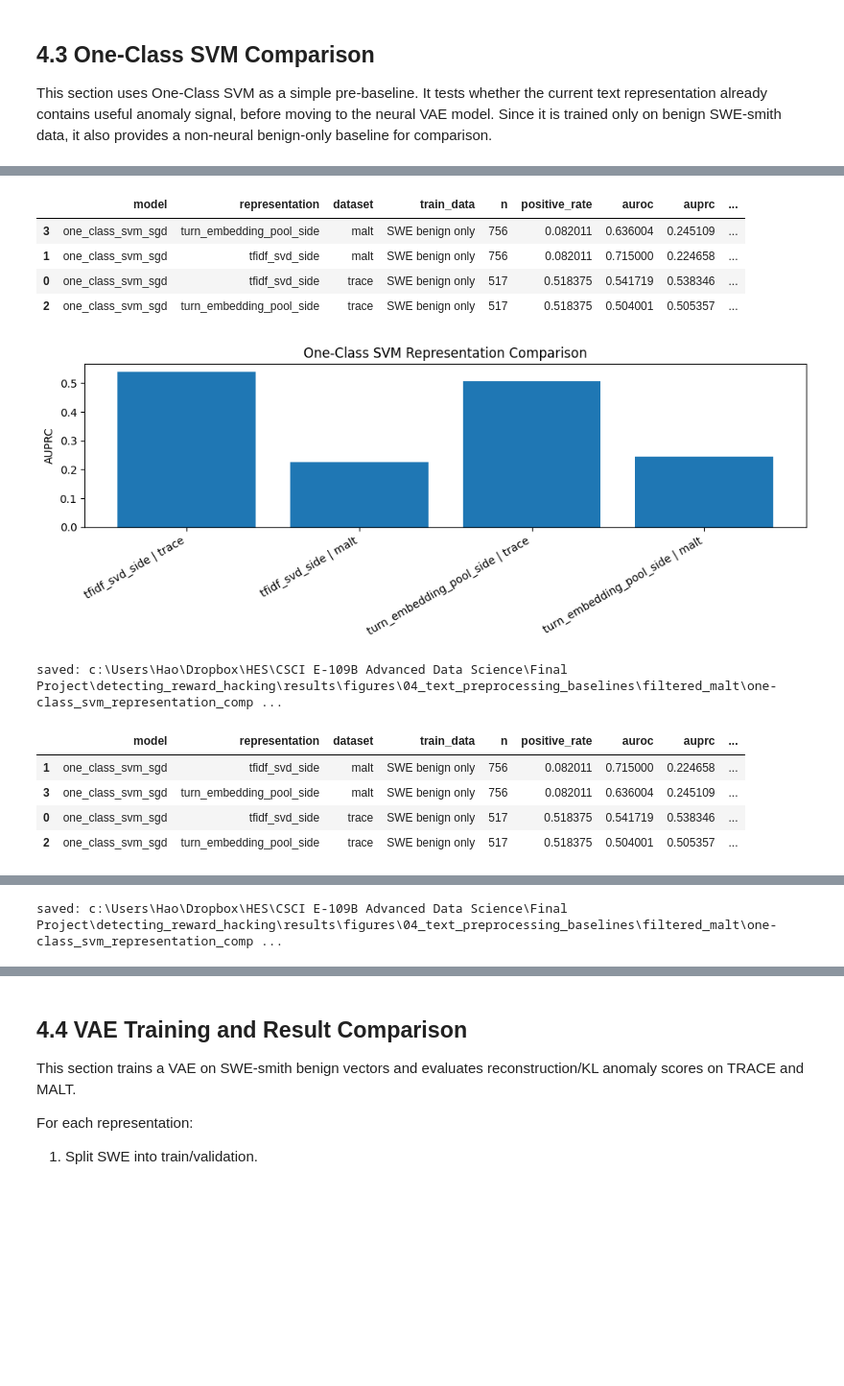
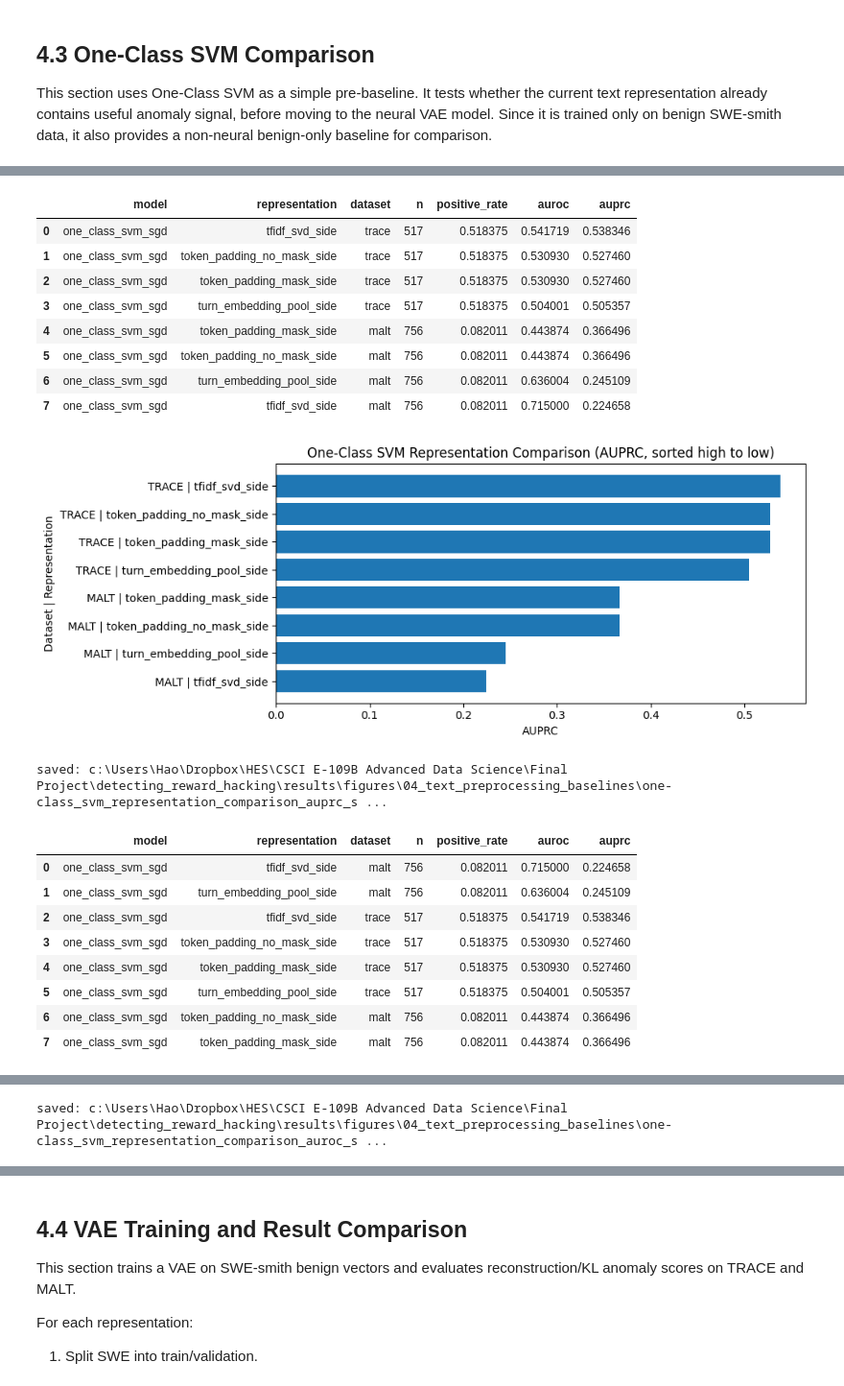
Before and after one commit to ostasovskyi/detecting_reward_hacking, a Jupyter notebook: notebooks/04_text_preprocessing_baseline_models.ipynb, the cells around one changed output, grey strips where cells are left out. Shown at 96% size. Drawn from its saved outputs; the diff is of its cells as text; code cells hidden in the pictures; blank space fills up the shorter version.

```diff
--- a/notebooks/04_text_preprocessing_baseline_models.ipynb
+++ b/notebooks/04_text_preprocessing_baseline_models.ipynb
@@ -700,13 +953,28 @@ def run_oneclass_svm(name, X_swe, X_trace, X_malt):
 
 svm_tfidf_model, svm_tfidf_results = run_oneclass_svm("tfidf_svd_side", X_swe_tfidf, X_trace_tfidf, X_malt_tfidf)
 
+svm_result_frames = [svm_tfidf_results]
+
 if RUN_TURN_EMBEDDING_REPRESENTATION and X_swe_embed is not None:
     svm_embed_model, svm_embed_results = run_oneclass_svm("turn_embedding_pool_side", X_swe_embed, X_trace_embed, X_malt_embed)
-    svm_results = pd.concat([svm_tfidf_results, svm_embed_results], ignore_index=True)
+    svm_result_frames.append(svm_embed_results)
 else:
     svm_embed_model = None
     svm_embed_results = pd.DataFrame()
-    svm_results = svm_tfidf_results.copy()
+
+# Include token-padding SVM rows from Section 4.3 so the SVM comparison shows all three representation families.
+if "token_svm_results" in globals() and isinstance(token_svm_results, pd.DataFrame) and not token_svm_results.empty:
+    svm_result_frames.append(token_svm_results)
+
+svm_results = (
+    pd.concat(svm_result_frames, ignore_index=True)
+    .drop_duplicates(["model", "representation", "dataset"], keep="last")
+    .sort_values(["dataset", "auprc"], ascending=[True, False])
+    .reset_index(drop=True)
+)
+
+safe_to_csv(svm_results, RESULT_DIR / "svm_results.csv", index=False)
+safe_to_csv(svm_results, TABLE_DIR / "svm_results.csv", index=False)
 
 svm_results
 # %% [output]
@@ -718,33 +990,45 @@ svm_results
 # %%
 def plot_metric_table(results, title, metric="auprc"):
-    display(results.sort_values(["dataset", metric], ascending=[True, False]))
+    plot_df = results.copy()
+    plot_df = plot_df.sort_values(metric, ascending=False).reset_index(drop=True)
+    plot_df["label"] = plot_df["dataset"].str.upper() + " | " + plot_df["representation"]
 
-    plot_df = results.copy()
-    plot_df["label"] = plot_df["representation"] + " | " + plot_df["dataset"]
-    plt.figure(figsize=(10, 4))
-    plt.bar(plot_df["label"], plot_df[metric])
-    plt.xticks(rotation=30, ha="right")
-    plt.ylabel(metric.upper())
-    plt.title(title)
+    display(plot_df[["model", "representation", "dataset", "n", "positive_rate", "auroc", "auprc"]])
+
+    height = max(4, 0.45 * len(plot_df))
+    plt.figure(figsize=(10, height))
+    plt.barh(plot_df["label"], plot_df[metric])
+    plt.gca().invert_yaxis()
+    plt.xlabel(metric.upper())
+    plt.ylabel("Dataset | Representation")
+    plt.title(title + f" ({metric.upper()}, sorted high to low)")
     plt.tight_layout()
-    out_path = FIG_DIR / f"{title.lower().replace(' ', '_')}_{metric}.png"
+    out_path = FIG_DIR / f"{title.lower().replace(' ', '_')}_{metric}_sorted.png"
     plt.savefig(out_path, dpi=300, bbox_inches="tight")
     plt.show()
     print("saved:", out_path)
 
 
 plot_metric_table(svm_results, "One-Class SVM Representation Comparison", metric="auprc")
 plot_metric_table(svm_results, "One-Class SVM Representation Comparison", metric="auroc")
 # %% [output]
-|  | model | representation | dataset | train_data | n | positive_rate | auroc | auprc | ... |
-| 3 | one_class_svm_sgd | turn_embedding_pool_side | malt | SWE benign only | 756 | 0.082011 | 0.636004 | 0.245109 | ... |
-| 1 | one_class_svm_sgd | tfidf_svd_side | malt | SWE benign only | 756 | 0.082011 | 0.715000 | 0.224658 | ... |
-| 0 | one_class_svm_sgd | tfidf_svd_side | trace | SWE benign only | 517 | 0.518375 | 0.541719 | 0.538346 | ... |
-| 2 | one_class_svm_sgd | turn_embedding_pool_side | trace | SWE benign only | 517 | 0.518375 | 0.504001 | 0.505357 | ... |
+|  | model | representation | dataset | n | positive_rate | auroc | auprc |
+| 0 | one_class_svm_sgd | tfidf_svd_side | trace | 517 | 0.518375 | 0.541719 | 0.538346 |
+| 1 | one_class_svm_sgd | token_padding_no_mask_side | trace | 517 | 0.518375 | 0.530930 | 0.527460 |
+| 2 | one_class_svm_sgd | token_padding_mask_side | trace | 517 | 0.518375 | 0.530930 | 0.527460 |
+| 3 | one_class_svm_sgd | turn_embedding_pool_side | trace | 517 | 0.518375 | 0.504001 | 0.505357 |
+| 4 | one_class_svm_sgd | token_padding_mask_side | malt | 756 | 0.082011 | 0.443874 | 0.366496 |
+| 5 | one_class_svm_sgd | token_padding_no_mask_side | malt | 756 | 0.082011 | 0.443874 | 0.366496 |
+| 6 | one_class_svm_sgd | turn_embedding_pool_side | malt | 756 | 0.082011 | 0.636004 | 0.245109 |
+| 7 | one_class_svm_sgd | tfidf_svd_side | malt | 756 | 0.082011 | 0.715000 | 0.224658 |
-[figure, old version]
+[figure, new version]
-saved: c:\Users\Hao\Dropbox\HES\CSCI E-109B Advanced Data Science\Final Project\detecting_reward_hacking\results\figures\04_text_preprocessing_baselines\filtered_malt\one-class_svm_representation_comp ...
+saved: c:\Users\Hao\Dropbox\HES\CSCI E-109B Advanced Data Science\Final Project\detecting_reward_hacking\results\figures\04_text_preprocessing_baselines\one-class_svm_representation_comparison_auprc_s ...
-|  | model | representation | dataset | train_data | n | positive_rate | auroc | auprc | ... |
-| 1 | one_class_svm_sgd | tfidf_svd_side | malt | SWE benign only | 756 | 0.082011 | 0.715000 | 0.224658 | ... |
-| 3 | one_class_svm_sgd | turn_embedding_pool_side | malt | SWE benign only | 756 | 0.082011 | 0.636004 | 0.245109 | ... |
-| 0 | one_class_svm_sgd | tfidf_svd_side | trace | SWE benign only | 517 | 0.518375 | 0.541719 | 0.538346 | ... |
-| 2 | one_class_svm_sgd | turn_embedding_pool_side | trace | SWE benign only | 517 | 0.518375 | 0.504001 | 0.505357 | ... |
+|  | model | representation | dataset | n | positive_rate | auroc | auprc |
+| 0 | one_class_svm_sgd | tfidf_svd_side | malt | 756 | 0.082011 | 0.715000 | 0.224658 |
+| 1 | one_class_svm_sgd | turn_embedding_pool_side | malt | 756 | 0.082011 | 0.636004 | 0.245109 |
+| 2 | one_class_svm_sgd | tfidf_svd_side | trace | 517 | 0.518375 | 0.541719 | 0.538346 |
+| 3 | one_class_svm_sgd | token_padding_no_mask_side | trace | 517 | 0.518375 | 0.530930 | 0.527460 |
+| 4 | one_class_svm_sgd | token_padding_mask_side | trace | 517 | 0.518375 | 0.530930 | 0.527460 |
+| 5 | one_class_svm_sgd | turn_embedding_pool_side | trace | 517 | 0.518375 | 0.504001 | 0.505357 |
+| 6 | one_class_svm_sgd | token_padding_no_mask_side | malt | 756 | 0.082011 | 0.443874 | 0.366496 |
+| 7 | one_class_svm_sgd | token_padding_mask_side | malt | 756 | 0.082011 | 0.443874 | 0.366496 |
@@ -752,4 +1036,4 @@ saved: c:\Users\Hao\Dropbox\HES\CSCI E-109B Advanced Data Science\Final Project\
-saved: c:\Users\Hao\Dropbox\HES\CSCI E-109B Advanced Data Science\Final Project\detecting_reward_hacking\results\figures\04_text_preprocessing_baselines\filtered_malt\one-class_svm_representation_comp ...
+saved: c:\Users\Hao\Dropbox\HES\CSCI E-109B Advanced Data Science\Final Project\detecting_reward_hacking\results\figures\04_text_preprocessing_baselines\one-class_svm_representation_comparison_auroc_s ...
 # %% [markdown]
 ### One-Class SVM Takeaway
 
```
Also changed, not shown: parts of 37 cells of this notebook, 17 other files.
